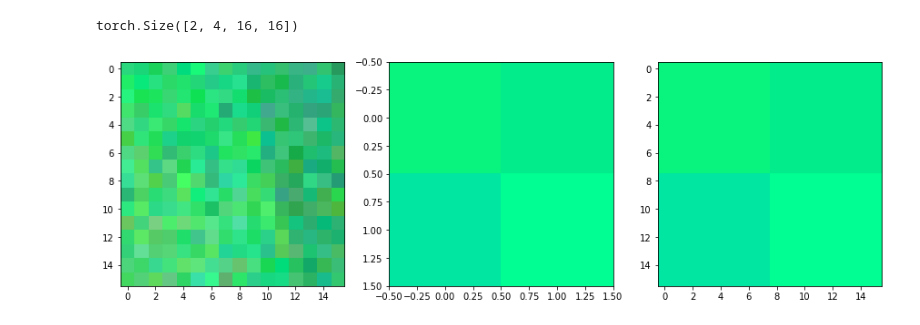
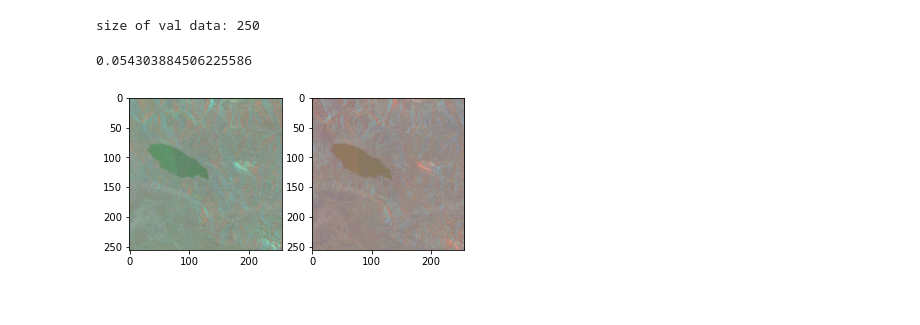
Before and after one commit to xinluo2018/Tibet-Water-2020, a Jupyter notebook: notebooks/tmp_.ipynb, the cells around one changed output. Drawn from its saved outputs; the diff is of its cells as text; code cells hidden in the pictures.

```diff
--- a/notebooks/tmp_.ipynb
+++ b/notebooks/tmp_.ipynb
@@ -67,23 +19,51 @@ def convert_g_l(img_g, scale_ratio):
-# %%
-for patch, truth in threads_tra_loader:
-    # print(patch[0].shape)
-    pass
-# %%
-patch[0].shape
-# %% [output]
-torch.Size([2, 4, 16, 16])
-# %%
-patch[0] = patch[0][:,:,0:16,0:16]
-
-plt.figure(figsize=(15,5))
-plt.subplot(131)
-imgShow(patch[0][0].numpy().transpose(1,2,0), clip_percent=0)
-
-plt.subplot(132)
-imgShow(patch[0][0].numpy().transpose(1,2,0)[7:9,7:9,:], clip_percent=0)
-
-patch_l = convert_g_l(patch[0], 8)
-plt.subplot(133)
-imgShow(patch_l[0].numpy().transpose(1,2,0), clip_percent=0)
-# %% [output]
-[figure, removed]
+# %%
+'''--------- data loading --------'''
+### ----- val data loading: from prepared validation patches ------ ###
+patch_list_val = [torch.load(path) for path in config.paths_patch_val]
+val_dset = patch_tensor_dset(patch_pair_list = patch_list_val)
+### ------- print ------- ###
+print('size of val data:', val_dset.__len__())
+# %% [output]
+size of val data: 250
+# %%
+class bandjitter:
+    '''numpy-based
+       des: randomly bandjitter with given probability,
+       color jitter contains bright adjust and contrast adjust.
+       '''
+    def __init__(self, prob=0.5):
+        self.p = prob
+    def __call__(self, patches, truth):
+        '''image, truth: torch.Tensor'''
+        if random.random() > self.p:
+            return patches, truth
+        if isinstance(patches, list):
+            num_band = patches[0].shape[0]
+        else:
+            num_band = patches.shape[0]
+        order = np.arange(num_band)
+        random.shuffle(order)
+        if isinstance(patches, list):
+            patches_aug = [patch[order] for patch in patches]
+        else:
+            patches_aug = patches[order]
+        return patches_aug, truth
+# %%
+input_array, truth_array = val_dset[0][0][0].detach().numpy(), val_dset[0][0][1].detach().numpy()
+input_array = [input_array,input_array,input_array]
+
+start = time.time()
+input_array_aug, truth_array = bandjitter(1)(input_array,truth_array)
+print(time.time()-start)
+plt.subplot(1,2,1)
+imgShow(input_array[0].transpose(1,2,0),clip_percent=0)
+plt.subplot(1,2,2)
+imgShow(input_array_aug[0].transpose(1,2,0), clip_percent=0, color_bands=[2,1,0])
+
+# start = time.time()
+# for i in range(100):
+#     input_array_aug, truth_array = bandjitter(1)(input_array,truth_array)
+# print(time.time()-start)
+# %% [output]
+0.054303884506225586
+[figure, added]
```
Also changed, not shown: parts of 10 cells of this notebook, 34 other files.
